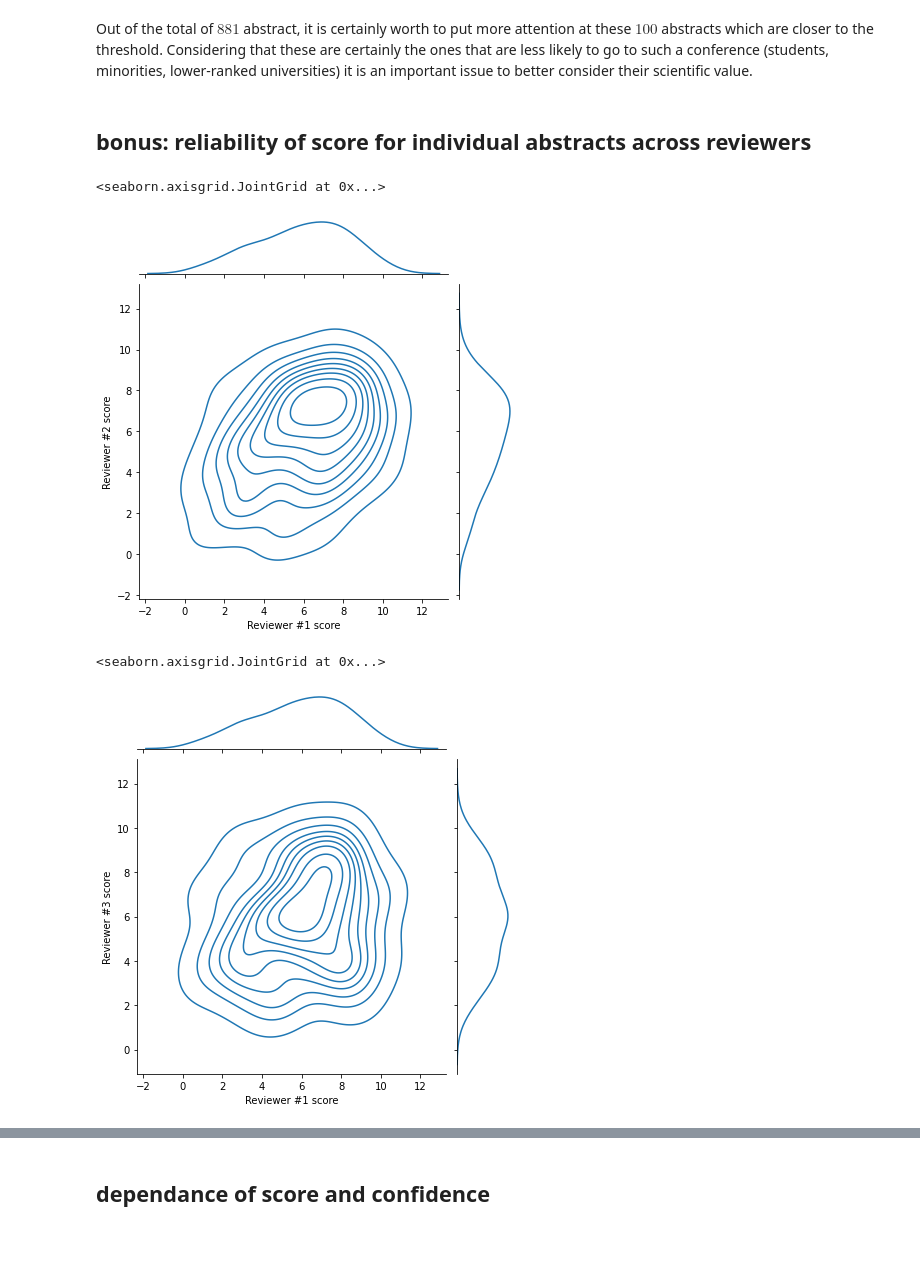
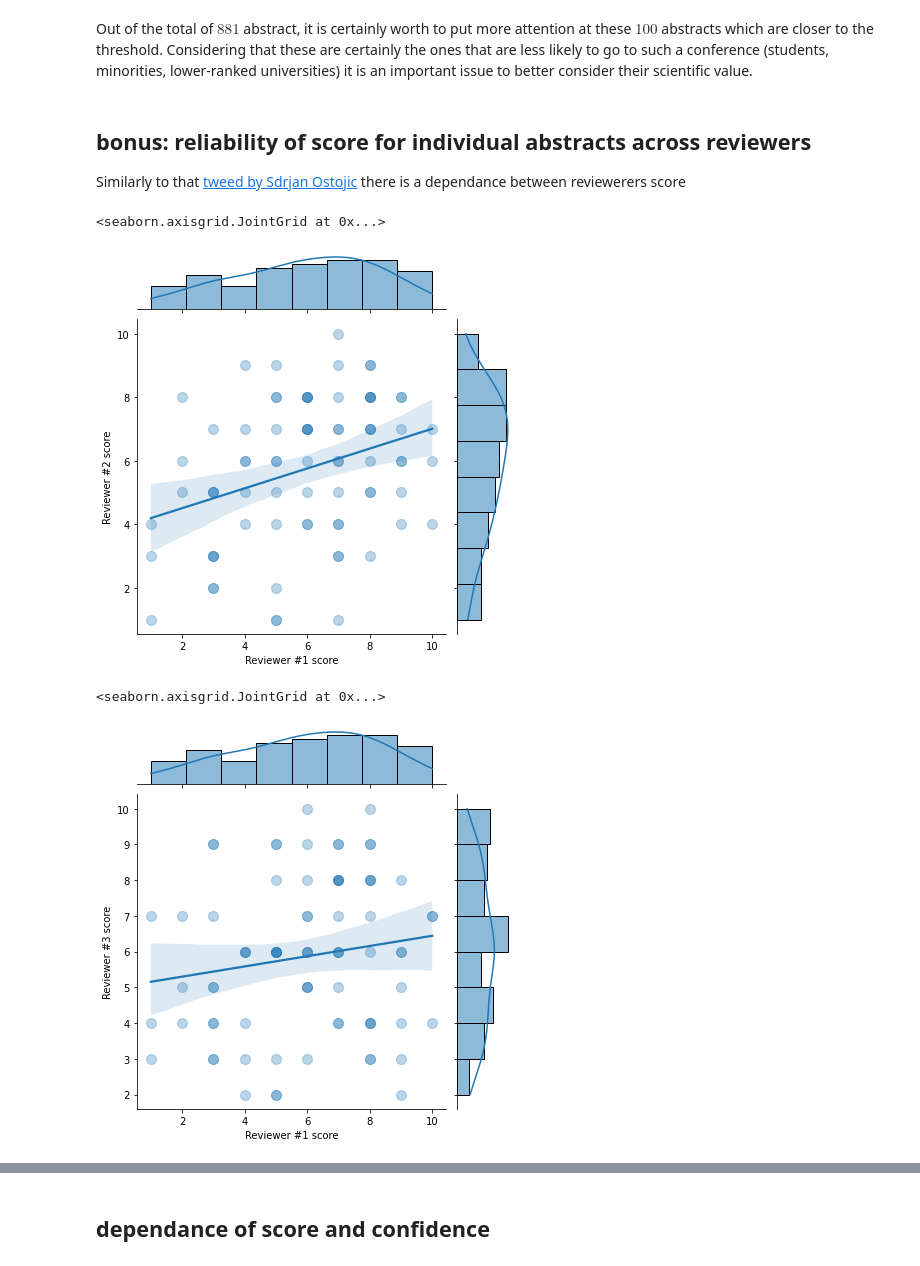
Before and after one commit to laurentperrinet/2022-02-11_COSYNE-scoresheet, a Jupyter notebook: 2022-02-11_COSYNE-scoresheet.ipynb, the cells around one changed output, grey strips where cells are left out. Saved outputs shown, nothing was run; the diff lists cells and outputs as text; code cells hidden in the pictures.

Commit message:
figure

```diff
--- a/2022-02-11_COSYNE-scoresheet.ipynb
+++ b/2022-02-11_COSYNE-scoresheet.ipynb
@@ -259,3 +273,6 @@ Predicted total abstracts in gray zone = 99
 Out of the total of $881$ abstract, it is certainly worth to put more attention at these $100$ abstracts which are closer to the threshold. Considering that these are certainly the ones that are less likely to go to such a conference (students, minorities, lower-ranked universities) it is an important issue to better consider their scientific value.
 # %% [markdown]
 ## bonus: reliability of score for individual abstracts across reviewers
+
+
+Similarly to that [tweed by Sdrjan Ostojic](https://twitter.com/jmourabarbosa/status/1488432239692107778) there is a dependance between reviewerers score
@@ -264,11 +279,14 @@ import seaborn as sns
+# %%
+import seaborn as sns
+opts = dict(kind="reg", scatter_kws=dict(alpha=.3, s=100))
 # %%
-sns.jointplot(data=score_sheet, x='Reviewer #1 score', y='Reviewer #2 score', kind="kde")
+sns.jointplot(data=score_sheet, x='Reviewer #1 score', y='Reviewer #2 score', **opts)
 # %% [output]
 <seaborn.axisgrid.JointGrid at 0x...>
-[figure, old version]
+[figure, new version]
 # %%
-sns.jointplot(data=score_sheet, x='Reviewer #1 score', y='Reviewer #3 score', kind="kde")
+sns.jointplot(data=score_sheet, x='Reviewer #1 score', y='Reviewer #3 score', **opts)
 # %% [output]
 <seaborn.axisgrid.JointGrid at 0x...>
-[figure, old version]
+[figure, new version]
 # %%
```
Also changed, not shown: parts of 13 cells of this notebook, 1 other file.
